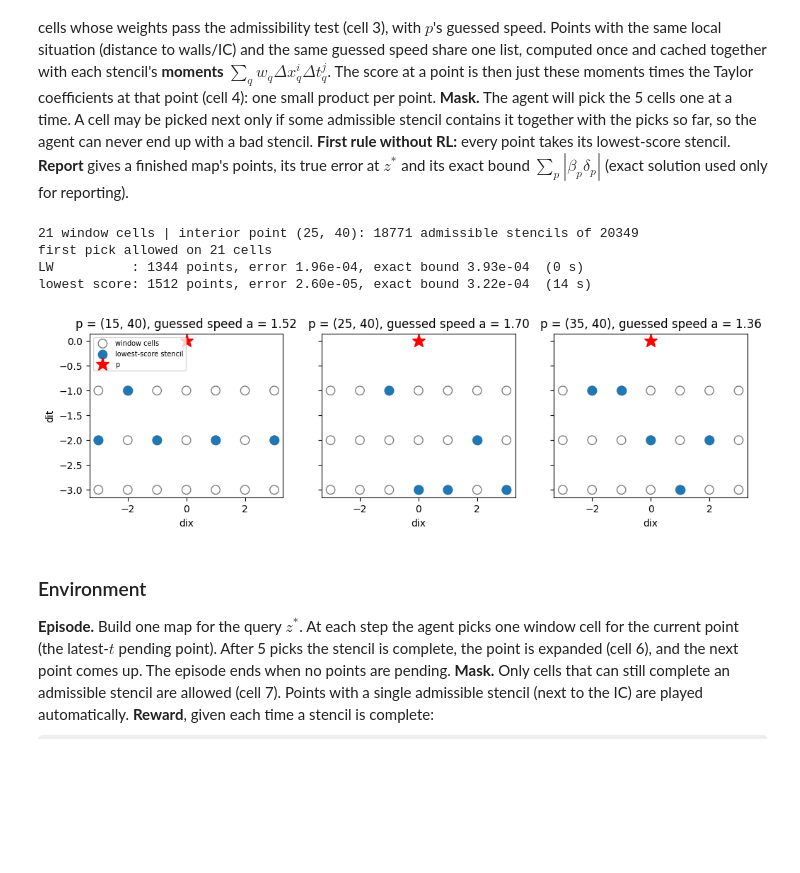
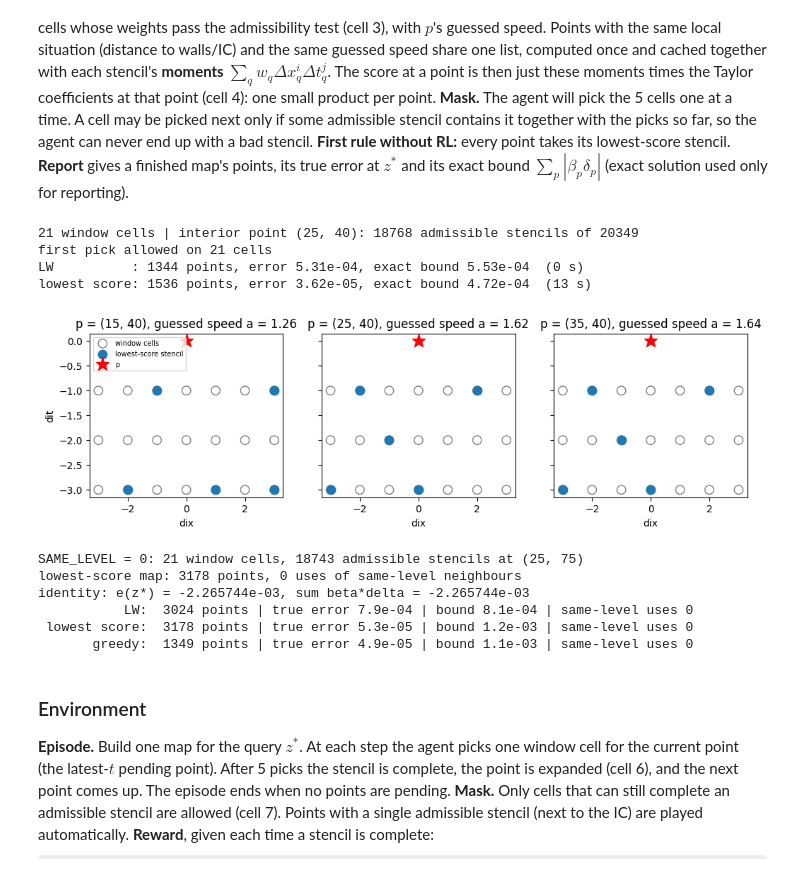
Before and after one commit to atayyar1/RL-For-PDEs, a Jupyter notebook: Taylor linear predictor/12.3 Robust Backward Burger Shock.ipynb, the cells around one changed output. Cells and saved outputs as stored; diff of their text form; code cells hidden in the pictures; some formulas as TeX source; blank space fills up the shorter version.

```diff
--- a/Taylor linear predictor/12.3 Robust Backward Burger Shock.ipynb
+++ b/Taylor linear predictor/12.3 Robust Backward Burger Shock.ipynb
@@ -38,8 +38,9 @@ if PROBLEM == "walls":
     A_MAX = 1.5                                # bound on |u| (the IC peaks at about 1.26)
 else:
     C_BG, A_W, L_W = 1.0, 0.8, 1.5             # background speed, amplitude, wavelength: u stays in [0.2, 1.8] > 0
-    u0 = lambda x: C_BG + A_W * np.sin(2 * np.pi * x / L_W)        # (wavelength != 1, so the two walls see different data)
-    F0 = lambda x: C_BG * x + A_W * L_W * (1 - np.cos(2 * np.pi * x / L_W)) / (2 * np.pi)
+    X_PK = 0.5                                 # the peak starts at the middle, so u changes a lot there
+    u0 = lambda x: C_BG + A_W * np.cos(2 * np.pi * (x - X_PK) / L_W)
+    F0 = lambda x: C_BG * x + A_W * L_W / (2 * np.pi) * (np.sin(2 * np.pi * (x - X_PK) / L_W) + np.sin(2 * np.pi * X_PK / L_W))
     A_MAX = C_BG + A_W
 
 # ── Grid ──
@@ -418,7 +490,8 @@ with live speed (1 Picard step): error at z* 4.65e-04
 # %%
 # ── The window: candidate neighbour cells below p ──
 R_X, K_T = 3, 3                       # |dix| <= 3 cells, 1 to 3 levels down
-WINDOW  = [(dix, dit) for dit in range(-1, -K_T - 1, -1) for dix in range(-R_X, R_X + 1)]
+WINDOW  = ([(k, 0) for k in list(range(-SAME_LEVEL, 0)) + list(range(1, SAME_LEVEL + 1))]
+           + [(dix, dit) for dit in range(-1, -K_T - 1, -1) for dix in range(-R_X, R_X + 1)])
 N_CELLS = len(WINDOW)
 N_NB    = 5                           # neighbours per stencil
 TERMS   = list(taylor_coeffs((0.0,) * 5))                             # the (i, j) Taylor terms of the score
@@ -453,57 +526,68 @@ def admissible(p):
     c = taylor_coeffs(guess_derivs(p))
     return sets, uses, np.abs(mom @ np.array([c[t] for t in TERMS]))
 
-def pick_mask(p, picks):
-    """Cell k may be picked next if some admissible stencil contains the picks so far plus k."""
-    _, uses, _ = admissible(p)
+def allowed_sets(m, p):
+    """Admissible stencils at p that use no forbidden (cycle-closing) cell: (sets, uses, scores) restricted to them.
+    Cached on the map for the current point (it only changes when a stencil is placed), so the 5 picks of a point share it."""
+    key = (p, len(m["stencil"]))
+    if m.get("_allowed_key") != key:
+        sets, uses, sc = admissible(p)
+        bad = forbidden(m, p)
+        ok = ~uses[:, bad].any(axis=1) if bad else np.ones(len(sets), dtype=bool)
+        m["_allowed"] = ([s for s, o in zip(sets, ok) if o], uses[ok], sc[ok]) if bad else (sets, uses, sc)
+        m["_allowed_key"] = key
+    return m["_allowed"]
+
+def pick_mask(m, p, picks):
+    """Cell k may be picked next if some allowed stencil contains the picks so far plus k."""
+    _, uses, _ = allowed_sets(m, p)
     ok = uses[:, picks].all(axis=1) if picks else np.ones(len(uses), dtype=bool)
     mask = uses[ok].any(axis=0)
     mask[picks] = False
     return mask
 
-# ── A first rule without RL: every point takes its lowest-score stencil ──
 def lowest_score(m, p):
-    sets, _, sc = admissible(p)
+    sets, _, sc = allowed_sets(m, p)
     return [place(p, k) for k in sets[int(np.argmin(sc))]]
 
 # ── Report of a finished map: points, true error at z*, exact bound sum |beta delta| (u_true ONLY for reporting) ──
 # ── Report of a finished map: points, true error at z*, exact bound sum |beta delta| (u_true ONLY for reporting) ──
 # with the weights the forward pass actually used (live speed); beta is recomputed with them, so e(z*) = sum beta delta
 def report(m):
+    """Points, true error at z*, exact bound sum |beta delta| with the weights the forward pass used (u_true ONLY here)."""
     z = m["z_star"]
     u_hat, W = evaluate(m), m["w_used"]
     beta = {z: 1.0}
-    for p in sorted(m["stencil"], key=lambda p: -p[1]):          # latest t first: beta_p is complete when p is used
+    for p in forward_order(m)[::-1]:                              # every user before the points it uses
         for q, wq in zip(m["stencil"][p][0], W[p]):
             if not is_known(q):
                 beta[q] = beta.get(q, 0.0) + beta[p] * wq
     delta = {p: Ug(p) - W[p] @ np.array([Ug(q) for q in m["stencil"][p][0]]) for p in m["stencil"]}
     return {"points": len(m["stencil"]), "error": abs(Ug(z) - u_hat[z]),
             "bound": sum(abs(beta[p] * delta[p]) for p in delta)}
 z = (25, 40)
 sets, _, sc = admissible(z)
 print(f"{N_CELLS} window cells | interior point {z}: {len(sets)} admissible stencils of "
       f"{len(list(itertools.combinations(range(N_CELLS), N_NB)))}")
-print("first pick allowed on", pick_mask(z, []).sum(), "cells")
-
+print("first pick allowed on", pick_mask(start_map(z), z, []).sum(), "cells")
 for name, rule in [("LW", lw), ("lowest score", lowest_score)]:
     t0 = time.time()
     rep = report(build_map(z, rule))
     print(f"{name:12s}: {rep['points']} points, error {rep['error']:.2e}, exact bound {rep['bound']:.2e}  ({time.time() - t0:.0f} s)")
 
 # ── Picture: the lowest-score stencil at three points with different speeds ──
 fig, axes = plt.subplots(1, 3, figsize=(12, 3), sharey=True)
 for ax, p in zip(axes, [(15, 40), (25, 40), (35, 40)]):
     sets, _, sc = admissible(p)
     best = sets[int(np.argmin(sc))]
     ax.scatter(*np.array(WINDOW).T, s=80, facecolors='none', edgecolors='gray', label='window cells')
     ax.scatter(*np.array([WINDOW[k] for k in best]).T, s=80, color='tab:blue', label='lowest-score stencil')
     ax.plot(0, 0, 'r*', ms=14, label='p')
     ax.set_title(f"p = {p}, guessed speed a = {a_build(p):.2f}"); ax.set_xlabel('dix')
 axes[0].set_ylabel('dit'); axes[0].legend(fontsize=7, loc='upper left'); plt.show()
 # %% [output]
-21 window cells | interior point (25, 40): 18771 admissible stencils of 20349
+21 window cells | interior point (25, 40): 18768 admissible stencils of 20349
 first pick allowed on 21 cells
-LW          : 1344 points, error 1.96e-04, exact bound 3.93e-04  (0 s)
-lowest score: 1512 points, error 2.60e-05, exact bound 3.22e-04  (14 s)
+LW          : 1344 points, error 5.31e-04, exact bound 5.53e-04  (0 s)
+lowest score: 1536 points, error 3.62e-05, exact bound 4.72e-04  (13 s)
-[figure, old version]
+[figure, new version]
@@ -510,3 +603,24 @@ lowest score: 1512 points, error 2.60e-05, exact bound 3.22e-04  (14 s)
+# %%
+# ── Check: same-level neighbours keep the map explicit and the identity exact; what they buy the rules ──
+z = (25, 75)
+m = build_map(z, lowest_score)
+n_same = sum(1 for p, (nbs, w) in m["stencil"].items() for q in nbs if q[1] == p[1])
+err = Ug(z) - evaluate(m, picard=0)[z]                           # the map's own weights: the identity must hold exactly
+delta = {p: Ug(p) - w @ np.array([Ug(q) for q in nbs]) for p, (nbs, w) in m["stencil"].items()}
+print(f"SAME_LEVEL = {SAME_LEVEL}: {N_CELLS} window cells, {len(admissible(z)[0])} admissible stencils at {z}")
+print(f"lowest-score map: {len(m['stencil'])} points, {n_same} uses of same-level neighbours")
+print(f"identity: e(z*) = {err:.6e}, sum beta*delta = {sum(m['beta'][p] * delta[p] for p in delta):.6e}")
+for name, rule in [("LW", lw), ("lowest score", lowest_score), ("greedy", greedy_rule(1.0))]:
+    mm = build_map(z, rule); rep = report(mm)
+    same = sum(1 for p, (nbs, w) in mm["stencil"].items() for q in nbs if q[1] == p[1])
+    print(f"{name:>13s}: {rep['points']:5d} points | true error {rep['error']:.1e} | bound {rep['bound']:.1e} | same-level uses {same}")
+# %% [output]
+SAME_LEVEL = 0: 21 window cells, 18743 admissible stencils at (25, 75)
+lowest-score map: 3178 points, 0 uses of same-level neighbours
+identity: e(z*) = -2.265744e-03, sum beta*delta = -2.265744e-03
+           LW:  3024 points | true error 7.9e-04 | bound 8.1e-04 | same-level uses 0
+ lowest score:  3178 points | true error 5.3e-05 | bound 1.2e-03 | same-level uses 0
+       greedy:  1349 points | true error 4.9e-05 | bound 1.1e-03 | same-level uses 0
 # %% [markdown]
 ### Environment
 **Episode.** Build one map for the query $z^*$. At each step the agent picks one window cell for the current point (the latest-$t$ pending point). After 5 picks the stencil is complete, the point is expanded (cell 6), and the next point comes up. The episode ends when no points are pending.
```
Also changed, not shown: parts of 18 cells of this notebook, 4 other files.
